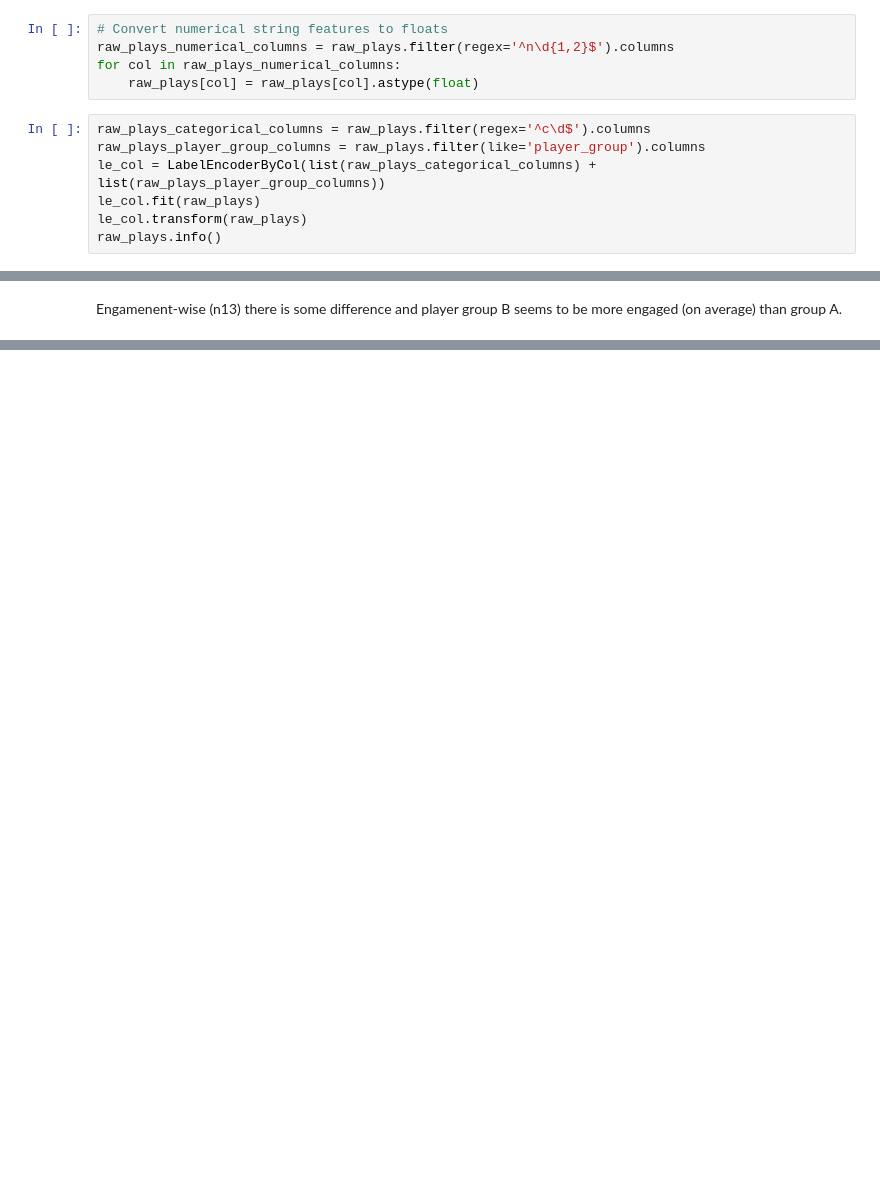
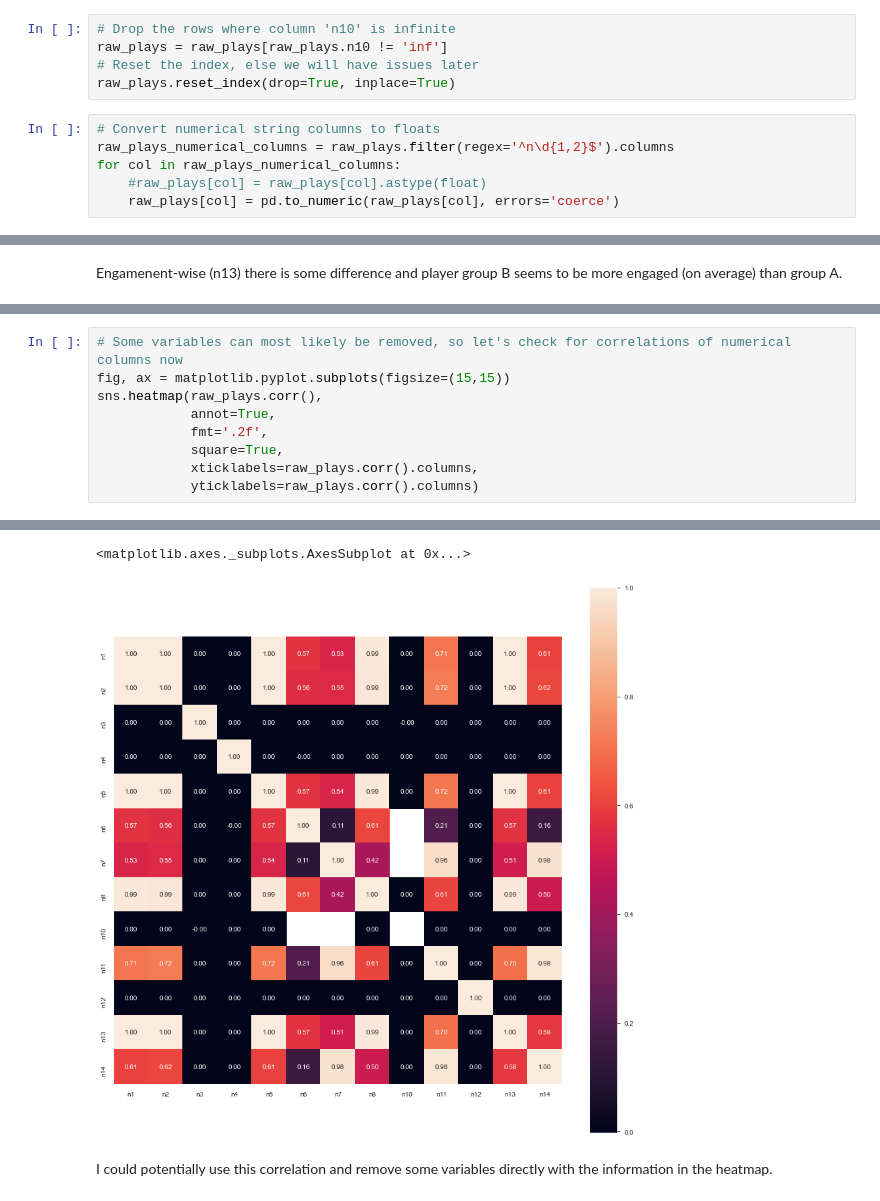
Before and after one commit to wileeam/classifier-engagement-monetisation, a Jupyter notebook: classifier-engagement-monetisation.ipynb, the cells around one changed output, grey strips where cells are left out. Drawn from its saved outputs; the diff is of its cells as text; blank space fills up the shorter version.

```diff
--- a/classifier-engagement-monetisation.ipynb
+++ b/classifier-engagement-monetisation.ipynb
@@ -283,13 +296,12 @@ raw_plays.drop('c5', axis=1, inplace=True)
+# %%
+# Drop the rows where column 'n10' is infinite
+raw_plays = raw_plays[raw_plays.n10 != 'inf']
+# Reset the index, else we will have issues later
+raw_plays.reset_index(drop=True, inplace=True)
 # %%
-# Convert numerical string features to floats
+# Convert numerical string columns to floats
 raw_plays_numerical_columns = raw_plays.filter(regex='^n\d{1,2}$').columns
 for col in raw_plays_numerical_columns:
-    raw_plays[col] = raw_plays[col].astype(float)
+    #raw_plays[col] = raw_plays[col].astype(float)
+    raw_plays[col] = pd.to_numeric(raw_plays[col], errors='coerce')
-# %%
-raw_plays_categorical_columns = raw_plays.filter(regex='^c\d$').columns
-raw_plays_player_group_columns = raw_plays.filter(like='player_group').columns
-le_col = LabelEncoderByCol(list(raw_plays_categorical_columns) + list(raw_plays_player_group_columns))
-le_col.fit(raw_plays)
-le_col.transform(raw_plays)
-raw_plays.info()
 # %%
@@ -435,0 +521,10 @@ raw_plays[raw_plays.columns].corr().abs()
+# %%
+# Some variables can most likely be removed, so let's check for correlations of numerical columns now
+fig, ax = matplotlib.pyplot.subplots(figsize=(15,15))
+sns.heatmap(raw_plays.corr(),
+            annot=True,
+            fmt='.2f',
+            square=True,
+            xticklabels=raw_plays.corr().columns,
+            yticklabels=raw_plays.corr().columns)
+# %% [output]
@@ -435,0 +532,4 @@ raw_plays[raw_plays.columns].corr().abs()
+<matplotlib.axes._subplots.AxesSubplot at 0x...>
+[figure, added]
+# %% [markdown]
+I could potentially use this correlation and remove some variables directly with the information in the heatmap.
```
Also changed, not shown: parts of 68 cells of this notebook.
